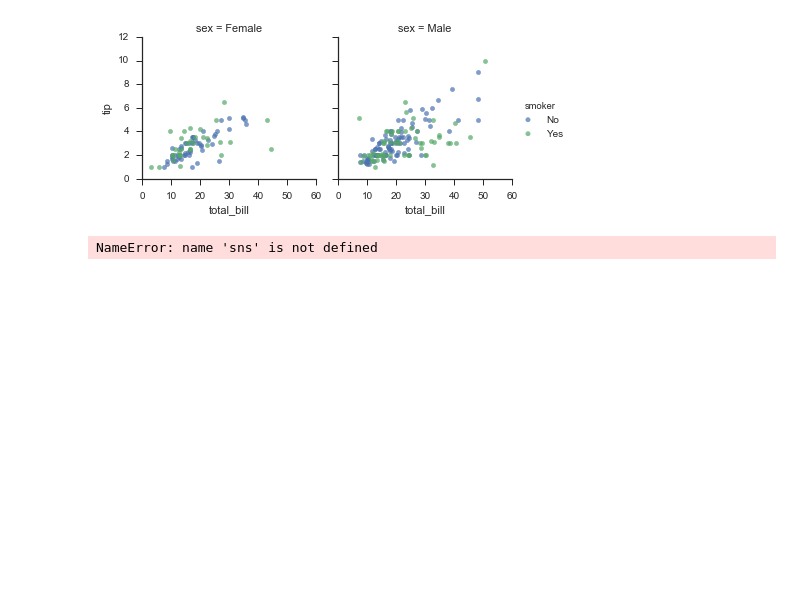
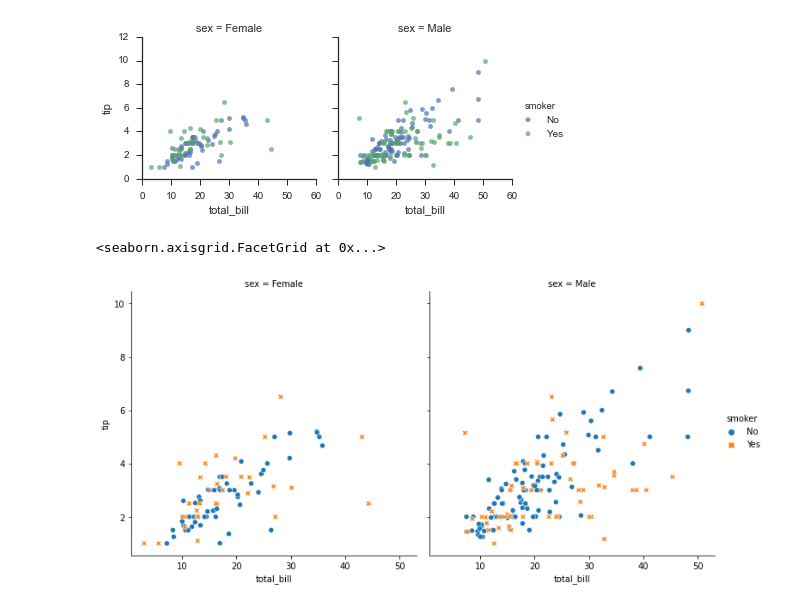
Before and after one commit to GinaGarridoCasas/Gina, a Jupyter notebook: week5_EDA_scraping_eda_summary/day4_correlation_matrix_outliers_rare/Ejercicios_visualizacion/Tips_viz.ipynb, the cells around one changed output. Cells and saved outputs as stored; diff of their text form; code cells hidden in the pictures; blank space fills up the shorter version.

```diff
--- a/week5_EDA_scraping_eda_summary/day4_correlation_matrix_outliers_rare/Ejercicios_visualizacion/Tips_viz.ipynb
+++ b/week5_EDA_scraping_eda_summary/day4_correlation_matrix_outliers_rare/Ejercicios_visualizacion/Tips_viz.ipynb
@@ -172,8 +193,12 @@ KeyError: 'Dinner'
 # %%
 # %% [output]
 [figure]
-# %%
-g = sns.FacetGrid(tips, col="sex")
-g = g.map(plt.scatter, "total_bill", "tip")
-# %% [output]
-NameError: name 'sns' is not defined
+# %%
+sns.relplot(
+    data=tips, x="total_bill", y="tip",
+    col="sex", hue="smoker", style="smoker",
+    kind="scatter"
+)
+# %% [output]
+<seaborn.axisgrid.FacetGrid at 0x...>
+[figure, added]
```
Also changed, not shown: parts of 8 cells of this notebook, 15 other files.
